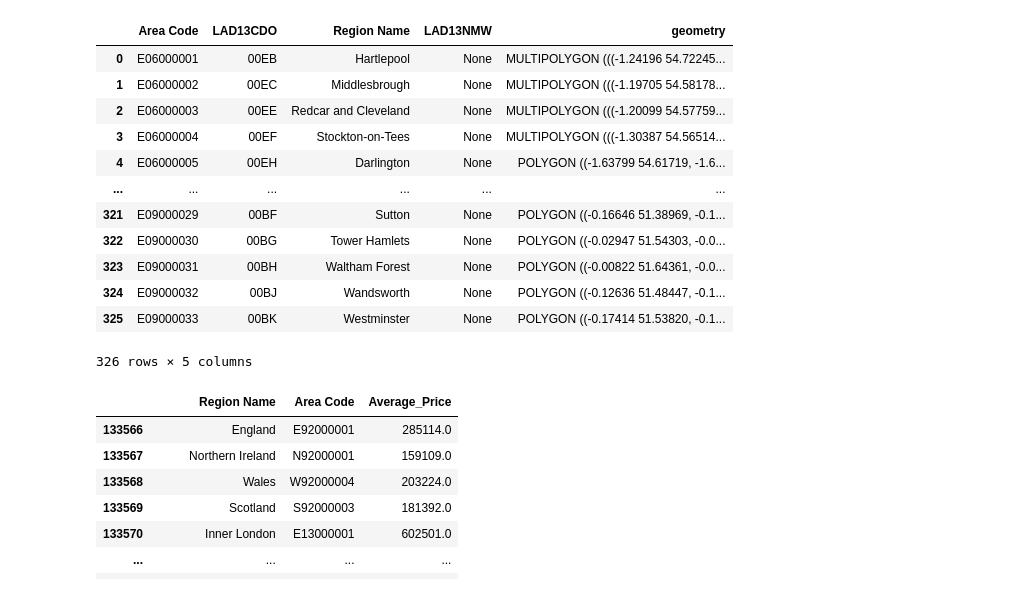
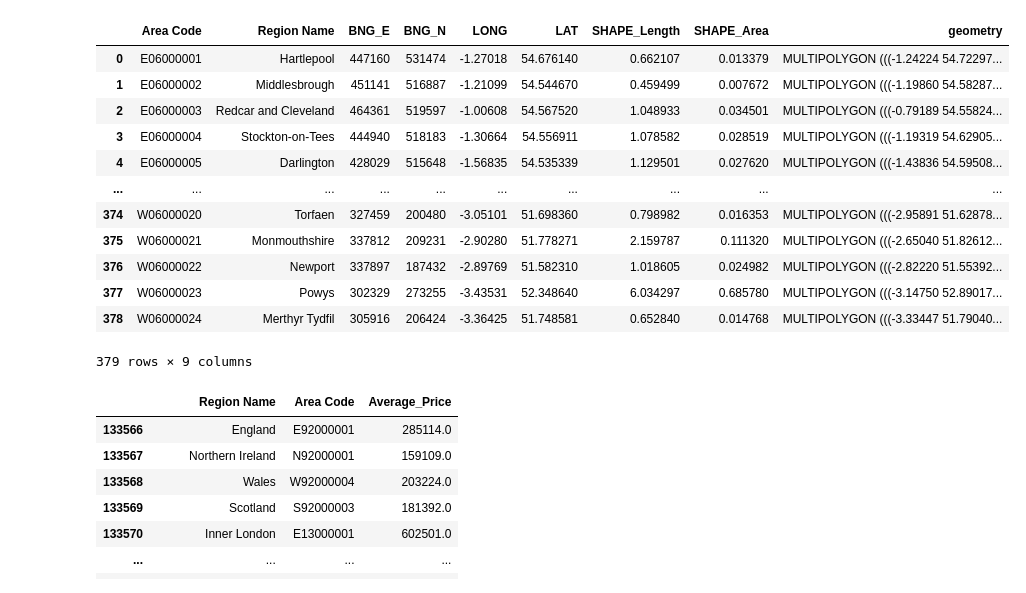
Before and after one commit to ujwalgurung1/ujwalgurung.github.io, a Jupyter notebook: project/code/Kepler.ipynb, the cells around one changed output. Cells and saved outputs as stored; diff of their text form; code cells hidden in the pictures.

```diff
--- a/project/code/Kepler.ipynb
+++ b/project/code/Kepler.ipynb
@@ -27,0 +26,3 @@ geo = geopandas.read_file('https://raw.githubusercontent.com/martinjc/UK-GeoJSON
+# %%
+geo = geopandas.read_file('https://raw.githubusercontent.com/ujwalgurung1/ujwalgurung1.github.io/main/project/data/UKBoundaries.geojson')
+geo
@@ -28,20 +43,21 @@ geo = geopandas.read_file('https://raw.githubusercontent.com/martinjc/UK-GeoJSON
 # %%
-geo = geo.rename(columns={"LAD13NM": "Region Name", "LAD13CD": "Area Code" })
+geo = geo.rename(columns={"LAD20NM": "Region Name", "LAD20CD": "Area Code" })
+geo = geo.drop(['LAD20NMW', 'OBJECTID'], axis=1)
 geo
 # %% [output]
-|  | Area Code | LAD13CDO | Region Name | LAD13NMW | geometry |
-| 0 | E06000001 | 00EB | Hartlepool | None | MULTIPOLYGON (((-1.24196 54.72245... |
-| 1 | E06000002 | 00EC | Middlesbrough | None | MULTIPOLYGON (((-1.19705 54.58178... |
-| 2 | E06000003 | 00EE | Redcar and Cleveland | None | MULTIPOLYGON (((-1.20099 54.57759... |
-| 3 | E06000004 | 00EF | Stockton-on-Tees | None | MULTIPOLYGON (((-1.30387 54.56514... |
-| 4 | E06000005 | 00EH | Darlington | None | POLYGON ((-1.63799 54.61719, -1.6... |
-| ... | ... | ... | ... | ... | ... |
-| 321 | E09000029 | 00BF | Sutton | None | POLYGON ((-0.16646 51.38969, -0.1... |
-| 322 | E09000030 | 00BG | Tower Hamlets | None | POLYGON ((-0.02947 51.54303, -0.0... |
-| 323 | E09000031 | 00BH | Waltham Forest | None | POLYGON ((-0.00822 51.64361, -0.0... |
-| 324 | E09000032 | 00BJ | Wandsworth | None | POLYGON ((-0.12636 51.48447, -0.1... |
-| 325 | E09000033 | 00BK | Westminster | None | POLYGON ((-0.17414 51.53820, -0.1... |
+|  | Area Code | Region Name | BNG_E | BNG_N | LONG | LAT | SHAPE_Length | SHAPE_Area | geometry |
+| 0 | E06000001 | Hartlepool | 447160 | 531474 | -1.27018 | 54.676140 | 0.662107 | 0.013379 | MULTIPOLYGON (((-1.24224 54.72297... |
+| 1 | E06000002 | Middlesbrough | 451141 | 516887 | -1.21099 | 54.544670 | 0.459499 | 0.007672 | MULTIPOLYGON (((-1.19860 54.58287... |
+| 2 | E06000003 | Redcar and Cleveland | 464361 | 519597 | -1.00608 | 54.567520 | 1.048933 | 0.034501 | MULTIPOLYGON (((-0.79189 54.55824... |
+| 3 | E06000004 | Stockton-on-Tees | 444940 | 518183 | -1.30664 | 54.556911 | 1.078582 | 0.028519 | MULTIPOLYGON (((-1.19319 54.62905... |
+| 4 | E06000005 | Darlington | 428029 | 515648 | -1.56835 | 54.535339 | 1.129501 | 0.027620 | MULTIPOLYGON (((-1.43836 54.59508... |
+| ... | ... | ... | ... | ... | ... | ... | ... | ... | ... |
+| 374 | W06000020 | Torfaen | 327459 | 200480 | -3.05101 | 51.698360 | 0.798982 | 0.016353 | MULTIPOLYGON (((-2.95891 51.62878... |
+| 375 | W06000021 | Monmouthshire | 337812 | 209231 | -2.90280 | 51.778271 | 2.159787 | 0.111320 | MULTIPOLYGON (((-2.65040 51.82612... |
+| 376 | W06000022 | Newport | 337897 | 187432 | -2.89769 | 51.582310 | 1.018605 | 0.024982 | MULTIPOLYGON (((-2.82220 51.55392... |
+| 377 | W06000023 | Powys | 302329 | 273255 | -3.43531 | 52.348640 | 6.034297 | 0.685780 | MULTIPOLYGON (((-3.14750 52.89017... |
+| 378 | W06000024 | Merthyr Tydfil | 305916 | 206424 | -3.36425 | 51.748581 | 0.652840 | 0.014768 | MULTIPOLYGON (((-3.33447 51.79040... |
-326 rows × 5 columns
+379 rows × 9 columns
 # %%
 prices_data = pd.read_csv('http://publicdata.landregistry.gov.uk/market-trend-data/house-price-index-data/Average-prices-2021-10.csv?utm_medium=GOV.UK&utm_source=datadownload&utm_campaign=average_price&utm_term=9.30_15_12_21')
 # %%
```
Also changed, not shown: parts of 5 cells of this notebook.
